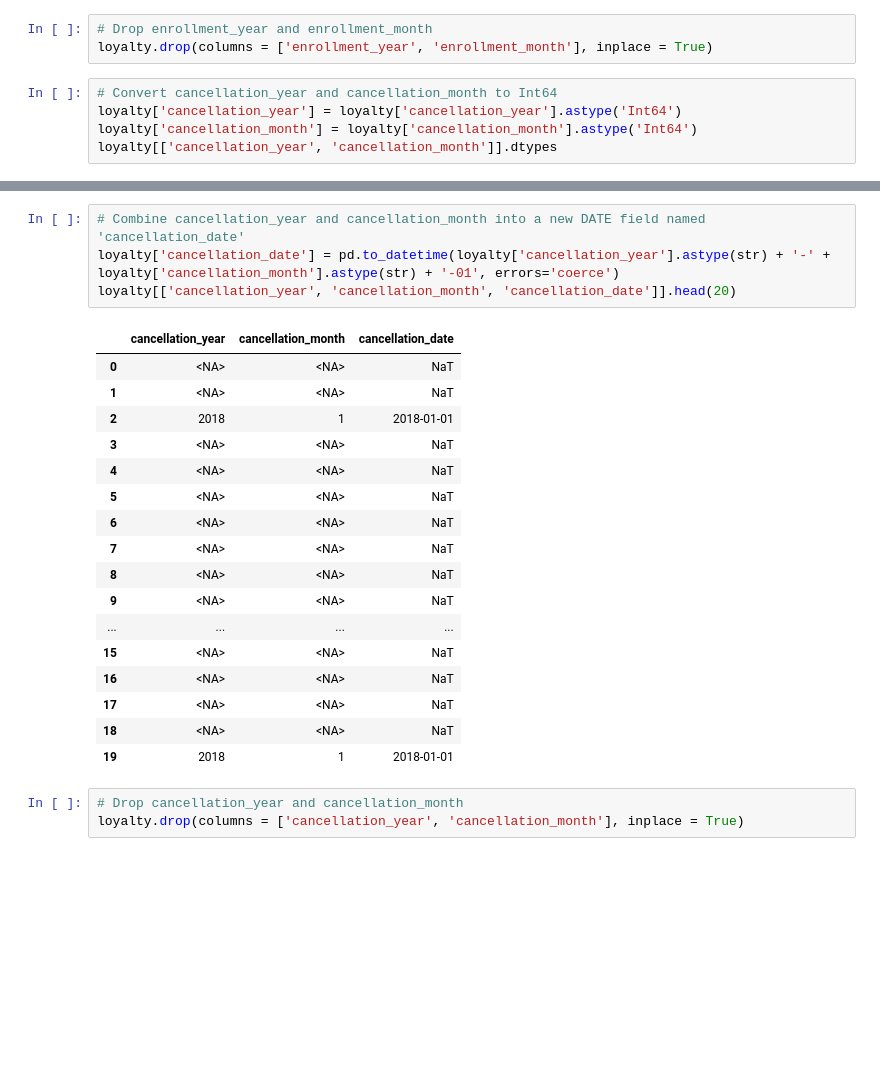
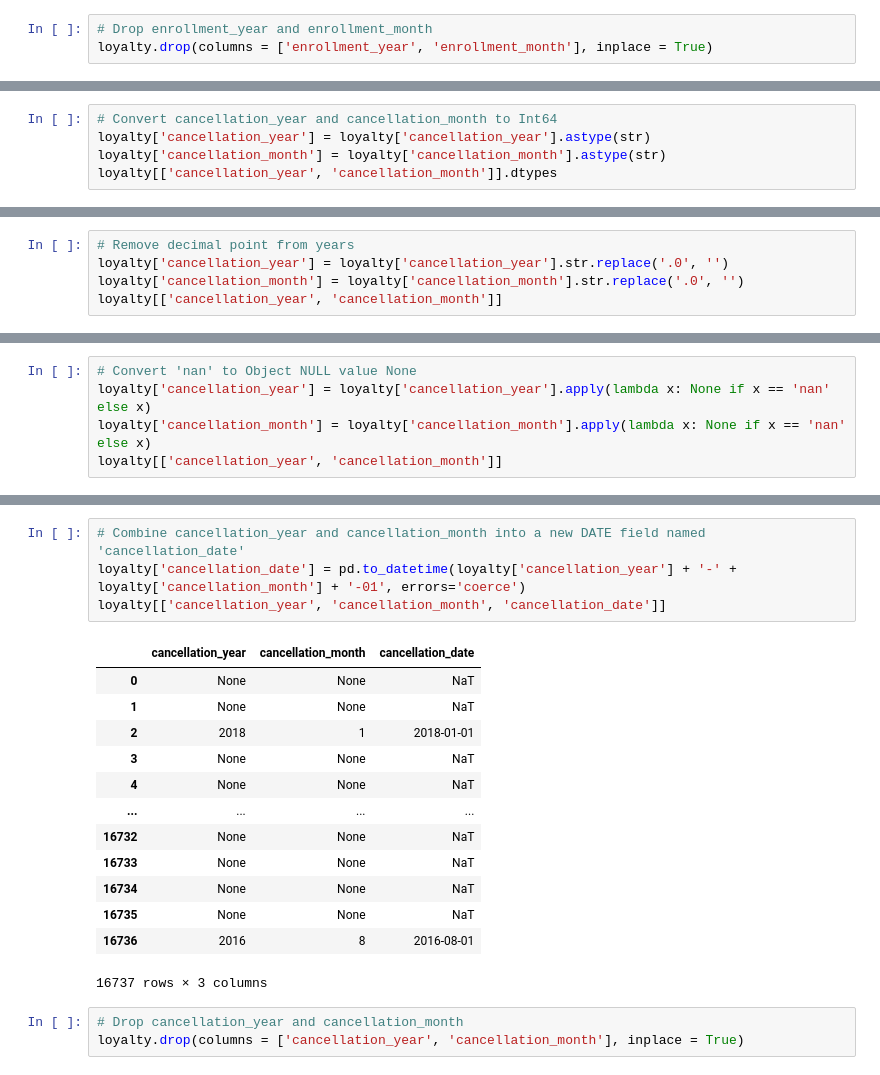
Before and after one commit to rml-lee/MYSQL-Tableau-Customer-Flights-Project, a Jupyter notebook: Data Cleaning & Exploration - Airline Loyalty Campaign Program Impact on Flights.ipynb, the cells around one changed output, grey strips where cells are left out. Cells and saved outputs as stored; diff of their text form; blank space fills up the shorter version.

```diff
--- a/Data Cleaning & Exploration - Airline Loyalty Campaign Program Impact on Flights.ipynb
+++ b/Data Cleaning & Exploration - Airline Loyalty Campaign Program Impact on Flights.ipynb
@@ -189,8 +189,3 @@ loyalty[['enrollment_year', 'enrollment_month', 'enrollment_date']]
 # %%
 # Drop enrollment_year and enrollment_month
 loyalty.drop(columns = ['enrollment_year', 'enrollment_month'], inplace = True)
-# %%
-# Convert cancellation_year and cancellation_month to Int64
-loyalty['cancellation_year'] = loyalty['cancellation_year'].astype('Int64')
-loyalty['cancellation_month'] = loyalty['cancellation_month'].astype('Int64')
-loyalty[['cancellation_year', 'cancellation_month']].dtypes
@@ -200,0 +192,5 @@ dtype: object
+# %%
+# Convert cancellation_year and cancellation_month to Int64
+loyalty['cancellation_year'] = loyalty['cancellation_year'].astype(str)
+loyalty['cancellation_month'] = loyalty['cancellation_month'].astype(str)
+loyalty[['cancellation_year', 'cancellation_month']].dtypes
@@ -200,0 +201,5 @@ dtype: object
+# %%
+# Remove decimal point from years
+loyalty['cancellation_year'] = loyalty['cancellation_year'].str.replace('.0', '')
+loyalty['cancellation_month'] = loyalty['cancellation_month'].str.replace('.0', '')
+loyalty[['cancellation_year', 'cancellation_month']]
@@ -200,0 +220,5 @@ dtype: object
+# %%
+# Convert 'nan' to Object NULL value None
+loyalty['cancellation_year'] = loyalty['cancellation_year'].apply(lambda x: None if x == 'nan' else x)
+loyalty['cancellation_month'] = loyalty['cancellation_month'].apply(lambda x: None if x == 'nan' else x)
+loyalty[['cancellation_year', 'cancellation_month']]
@@ -201,25 +239,21 @@ dtype: object
 # %%
 # Combine cancellation_year and cancellation_month into a new DATE field named 'cancellation_date'
-loyalty['cancellation_date'] = pd.to_datetime(loyalty['cancellation_year'].astype(str) + '-' + loyalty['cancellation_month'].astype(str) + '-01', errors='coerce')
-loyalty[['cancellation_year', 'cancellation_month', 'cancellation_date']].head(20)
+loyalty['cancellation_date'] = pd.to_datetime(loyalty['cancellation_year'] + '-' + loyalty['cancellation_month'] + '-01', errors='coerce')
+loyalty[['cancellation_year', 'cancellation_month', 'cancellation_date']]
 # %% [output]
 |  | cancellation_year | cancellation_month | cancellation_date |
-| 0 | <NA> | <NA> | NaT |
-| 1 | <NA> | <NA> | NaT |
+| 0 | None | None | NaT |
+| 1 | None | None | NaT |
 | 2 | 2018 | 1 | 2018-01-01 |
-| 3 | <NA> | <NA> | NaT |
-| 4 | <NA> | <NA> | NaT |
-| 5 | <NA> | <NA> | NaT |
-| 6 | <NA> | <NA> | NaT |
-| 7 | <NA> | <NA> | NaT |
-| 8 | <NA> | <NA> | NaT |
-| 9 | <NA> | <NA> | NaT |
+| 3 | None | None | NaT |
+| 4 | None | None | NaT |
 | ... | ... | ... | ... |
-| 15 | <NA> | <NA> | NaT |
-| 16 | <NA> | <NA> | NaT |
-| 17 | <NA> | <NA> | NaT |
-| 18 | <NA> | <NA> | NaT |
-| 19 | 2018 | 1 | 2018-01-01 |
+| 16732 | None | None | NaT |
+| 16733 | None | None | NaT |
+| 16734 | None | None | NaT |
+| 16735 | None | None | NaT |
+| 16736 | 2016 | 8 | 2016-08-01 |
+16737 rows × 3 columns
 # %%
 # Drop cancellation_year and cancellation_month
 loyalty.drop(columns = ['cancellation_year', 'cancellation_month'], inplace = True)
```
Also changed, not shown: parts of 4 cells of this notebook.
